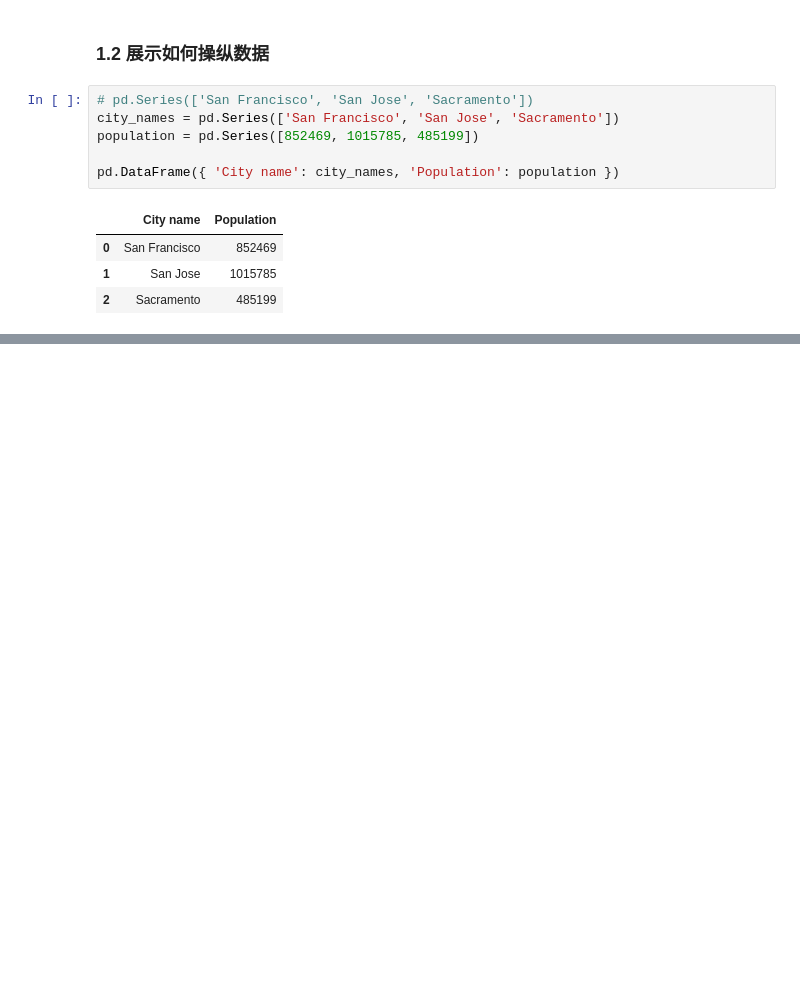
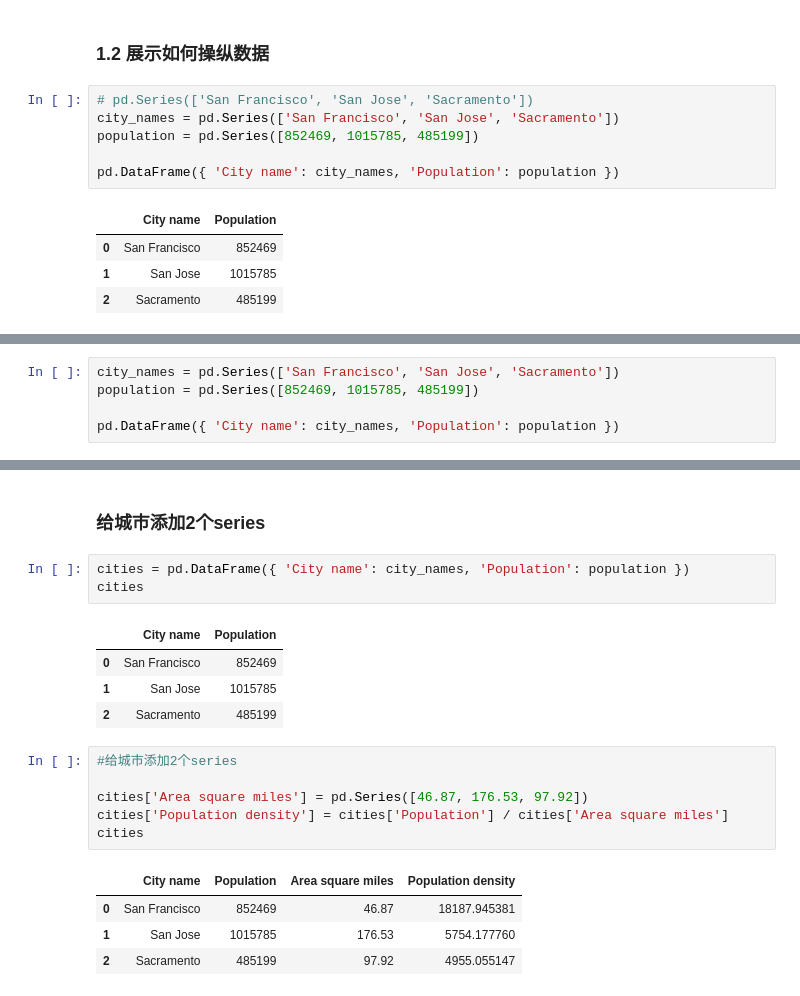
Before and after one commit to stevenkcolin/tensorflow, a Jupyter notebook: tf_test001_190125.ipynb, the cells around one changed output, grey strips where cells are left out. Cells and saved outputs as stored; diff of their text form; blank space fills up the shorter version.

```diff
--- a/tf_test001_190125.ipynb
+++ b/tf_test001_190125.ipynb
@@ -25,0 +87,5 @@ pd.DataFrame({ 'City name': city_names, 'Population': population })
+# %%
+city_names = pd.Series(['San Francisco', 'San Jose', 'Sacramento'])
+population = pd.Series([852469, 1015785, 485199])
+
+pd.DataFrame({ 'City name': city_names, 'Population': population })
@@ -25,0 +124,21 @@ pd.DataFrame({ 'City name': city_names, 'Population': population })
+# %% [markdown]
+### 给城市添加2个series
+# %%
+cities = pd.DataFrame({ 'City name': city_names, 'Population': population })
+cities
+# %% [output]
+|  | City name | Population |
+| 0 | San Francisco | 852469 |
+| 1 | San Jose | 1015785 |
+| 2 | Sacramento | 485199 |
+# %%
+#给城市添加2个series
+
+cities['Area square miles'] = pd.Series([46.87, 176.53, 97.92])
+cities['Population density'] = cities['Population'] / cities['Area square miles']
+cities
+# %% [output]
+|  | City name | Population | Area square miles | Population density |
+| 0 | San Francisco | 852469 | 46.87 | 18187.945381 |
+| 1 | San Jose | 1015785 | 176.53 | 5754.177760 |
+| 2 | Sacramento | 485199 | 97.92 | 4955.055147 |
```
Also changed, not shown: parts of 16 cells of this notebook.
